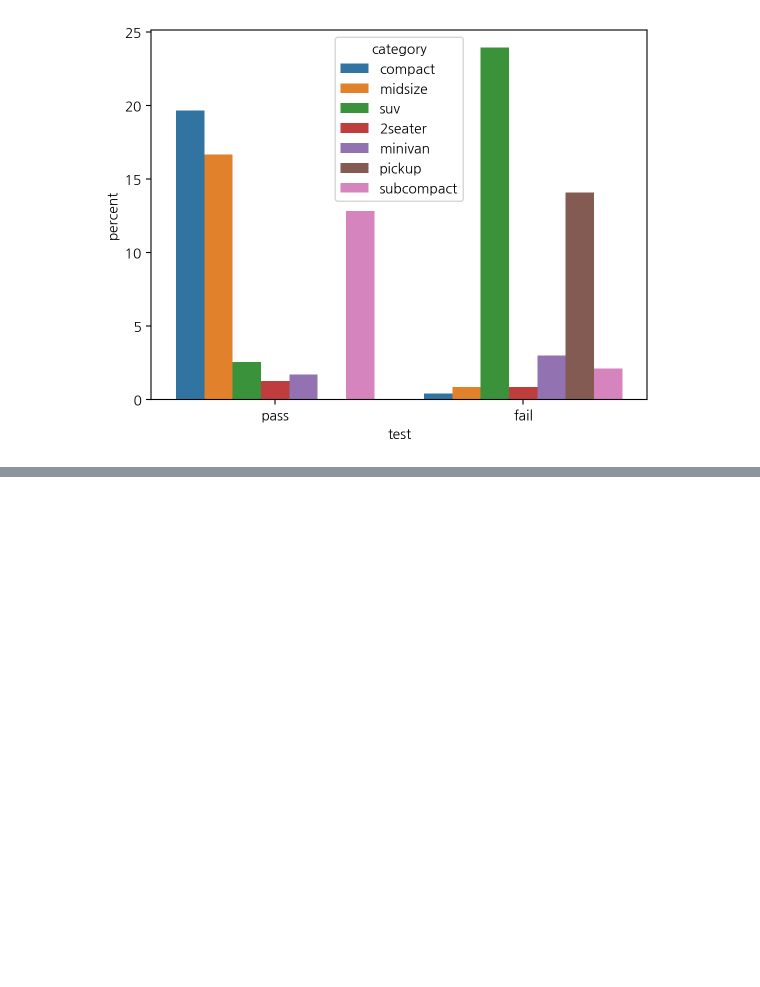
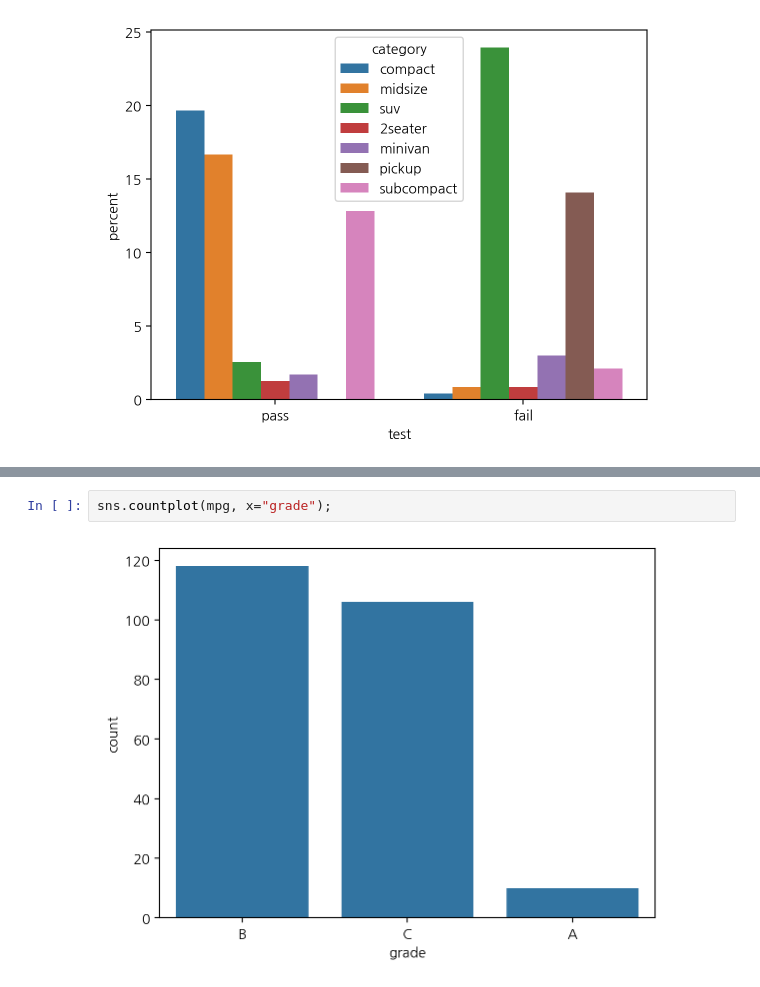
Before and after one commit to ashes331/2025-1-myclass-BDA, a Jupyter notebook: inclass/05w_A_mon_0407_easy_ch05_06.ipynb, the cells around one changed output, grey strips where cells are left out. Cells and saved outputs as stored; diff of their text form; blank space fills up the shorter version.

```diff
--- a/inclass/05w_A_mon_0407_easy_ch05_06.ipynb
+++ b/inclass/05w_A_mon_0407_easy_ch05_06.ipynb
@@ -360,0 +399,4 @@ sns.countplot(mpg, x='test', hue='category', stat='percent');
+# %%
+sns.countplot(mpg, x="grade");
+# %% [output]
+[figure, added]
```
Also changed, not shown: parts of 20 cells of this notebook.
